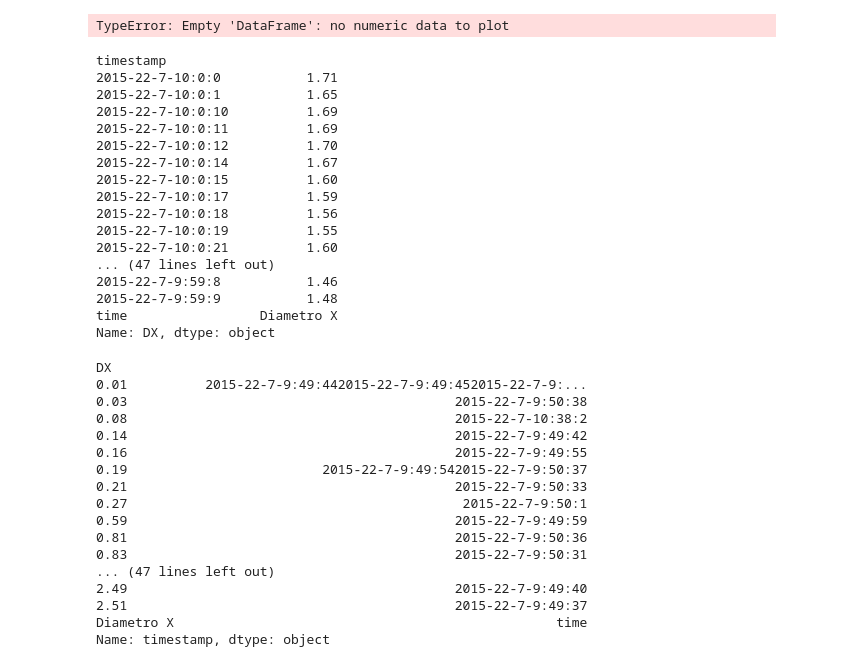
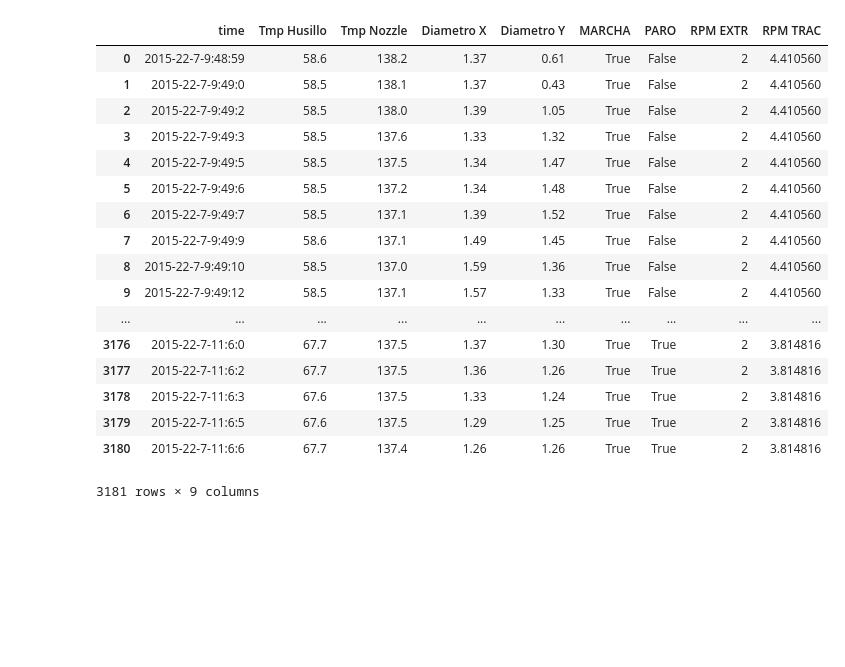
Before and after one commit to darkomen/TFG, a Jupyter notebook: medidas/22072015/prueba1.ipynb, the cells around one changed output. Drawn from its saved outputs; the diff is of its cells as text; code cells hidden in the pictures; blank space fills up the shorter version.

```diff
--- a/medidas/22072015/prueba1.ipynb
+++ b/medidas/22072015/prueba1.ipynb
@@ -44,44 +8,0 @@ Name: DX, dtype: object
-# %%
-diametros.plot(title='diametros')
-# %% [output]
-TypeError: Empty 'DataFrame': no numeric data to plot
-# %%
-diametros
-# %% [output]
-timestamp
-2015-22-7-10:0:0           1.71
-2015-22-7-10:0:1           1.65
-2015-22-7-10:0:10          1.69
-2015-22-7-10:0:11          1.69
-2015-22-7-10:0:12          1.70
-2015-22-7-10:0:14          1.67
-2015-22-7-10:0:15          1.60
-2015-22-7-10:0:17          1.59
-2015-22-7-10:0:18          1.56
-2015-22-7-10:0:19          1.55
-2015-22-7-10:0:21          1.60
-... (47 lines left out)
-2015-22-7-9:59:8           1.46
-2015-22-7-9:59:9           1.48
-time                 Diametro X
-Name: DX, dtype: object
-# %%
-diametros
-# %% [output]
-DX
-0.01          2015-22-7-9:49:442015-22-7-9:49:452015-22-7-9:...
-0.03                                          2015-22-7-9:50:38
-0.08                                          2015-22-7-10:38:2
-0.14                                          2015-22-7-9:49:42
-0.16                                          2015-22-7-9:49:55
-0.19                         2015-22-7-9:49:542015-22-7-9:50:37
-0.21                                          2015-22-7-9:50:33
-0.27                                           2015-22-7-9:50:1
-0.59                                          2015-22-7-9:49:59
-0.81                                          2015-22-7-9:50:36
-0.83                                          2015-22-7-9:50:31
-... (47 lines left out)
-2.49                                          2015-22-7-9:49:40
-2.51                                          2015-22-7-9:49:37
-Diametro X                                                 time
-Name: timestamp, dtype: object
@@ -87,0 +11,21 @@ Name: timestamp, dtype: object
+# %%
+df
+# %% [output]
+|  | time | Tmp Husillo | Tmp Nozzle | Diametro X | Diametro Y | MARCHA | PARO | RPM EXTR | RPM TRAC |
+| 0 | 2015-22-7-9:48:59 | 58.6 | 138.2 | 1.37 | 0.61 | True | False | 2 | 4.410560 |
+| 1 | 2015-22-7-9:49:0 | 58.5 | 138.1 | 1.37 | 0.43 | True | False | 2 | 4.410560 |
+| 2 | 2015-22-7-9:49:2 | 58.5 | 138.0 | 1.39 | 1.05 | True | False | 2 | 4.410560 |
+| 3 | 2015-22-7-9:49:3 | 58.5 | 137.6 | 1.33 | 1.32 | True | False | 2 | 4.410560 |
+| 4 | 2015-22-7-9:49:5 | 58.5 | 137.5 | 1.34 | 1.47 | True | False | 2 | 4.410560 |
+| 5 | 2015-22-7-9:49:6 | 58.5 | 137.2 | 1.34 | 1.48 | True | False | 2 | 4.410560 |
+| 6 | 2015-22-7-9:49:7 | 58.5 | 137.1 | 1.39 | 1.52 | True | False | 2 | 4.410560 |
+| 7 | 2015-22-7-9:49:9 | 58.6 | 137.1 | 1.49 | 1.45 | True | False | 2 | 4.410560 |
+| 8 | 2015-22-7-9:49:10 | 58.5 | 137.0 | 1.59 | 1.36 | True | False | 2 | 4.410560 |
+| 9 | 2015-22-7-9:49:12 | 58.5 | 137.1 | 1.57 | 1.33 | True | False | 2 | 4.410560 |
+| ... | ... | ... | ... | ... | ... | ... | ... | ... | ... |
+| 3176 | 2015-22-7-11:6:0 | 67.7 | 137.5 | 1.37 | 1.30 | True | True | 2 | 3.814816 |
+| 3177 | 2015-22-7-11:6:2 | 67.7 | 137.5 | 1.36 | 1.26 | True | True | 2 | 3.814816 |
+| 3178 | 2015-22-7-11:6:3 | 67.6 | 137.5 | 1.33 | 1.24 | True | True | 2 | 3.814816 |
+| 3179 | 2015-22-7-11:6:5 | 67.6 | 137.5 | 1.29 | 1.25 | True | True | 2 | 3.814816 |
+| 3180 | 2015-22-7-11:6:6 | 67.7 | 137.4 | 1.26 | 1.26 | True | True | 2 | 3.814816 |
+3181 rows × 9 columns
```
Also changed, not shown: parts of 10 cells of this notebook, 2 other files.
